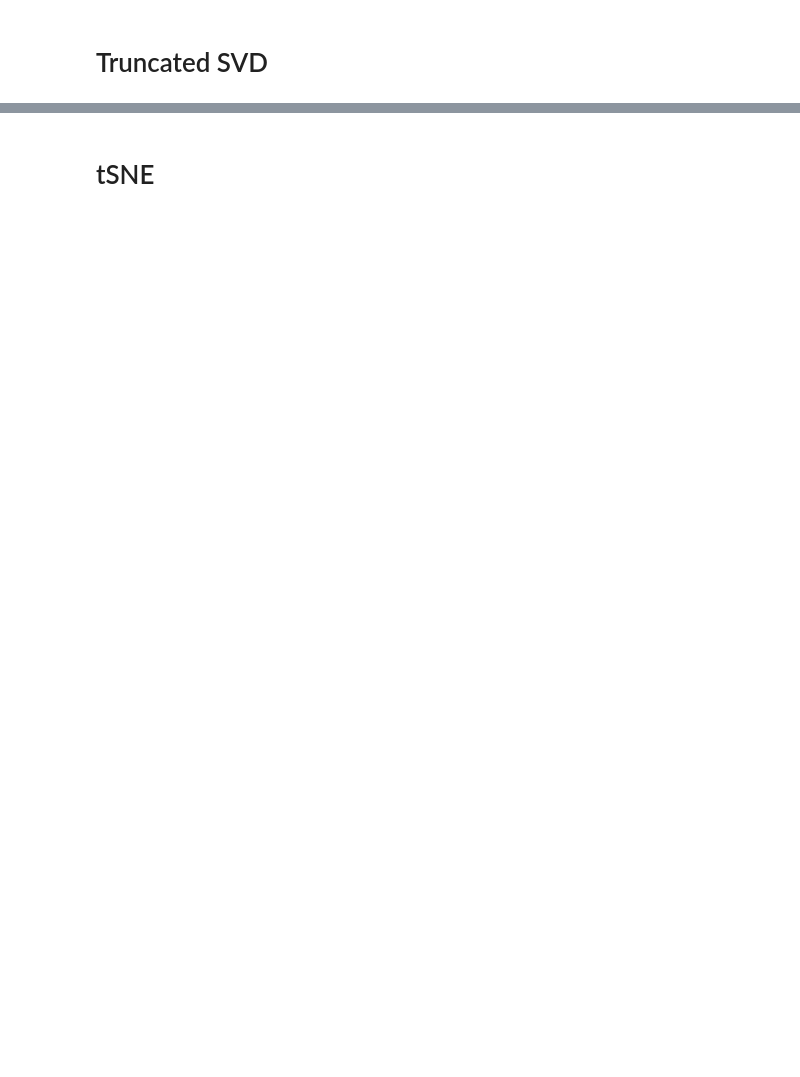
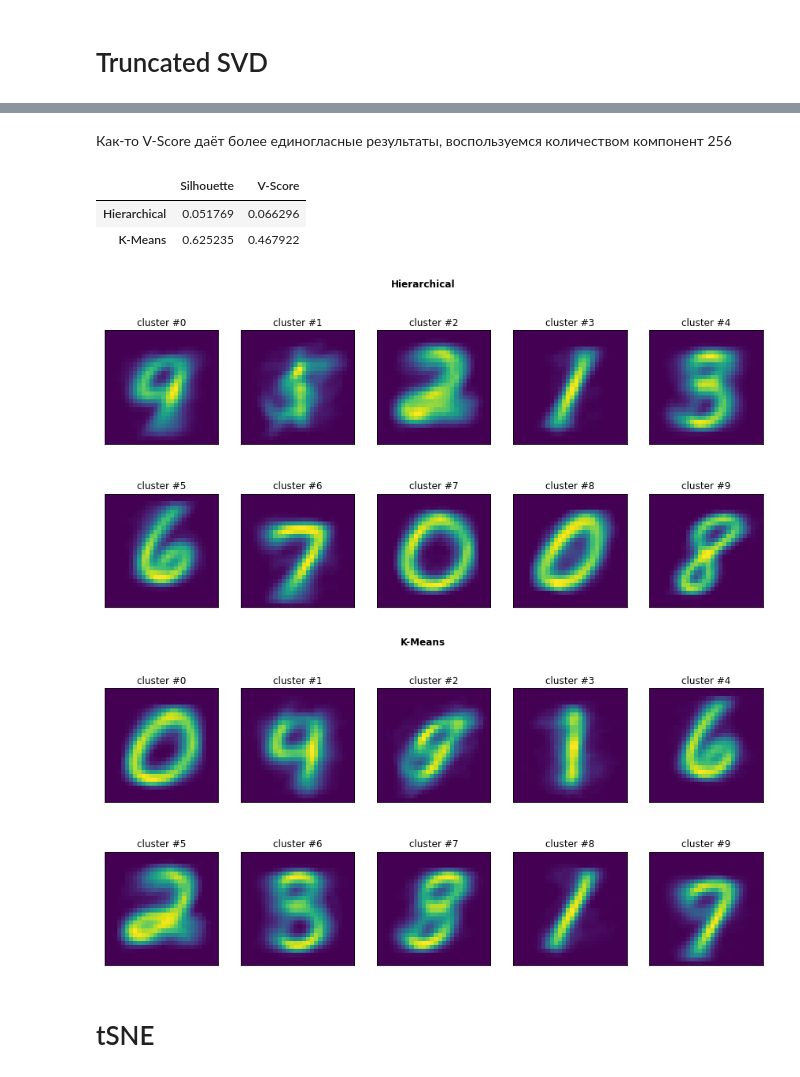
Before and after one commit to zappaz00/8_clustering, a Jupyter notebook: clustering.ipynb, the cells around one changed output, grey strips where cells are left out. Drawn from its saved outputs; the diff is of its cells as text; code cells hidden in the pictures; blank space fills up the shorter version.

```diff
--- a/clustering.ipynb
+++ b/clustering.ipynb
@@ -557,8 +634,16 @@ def print_cluster_results(X, X_red, y ):
+# %% [markdown]
+Как-то V-Score даёт более единогласные результаты, воспользуемся количеством компонент 256
 # %%
-# tSVD = TruncatedSVD(n_components=2, random_state=42)
-# X_red = tSVD.fit_transform(X)
+tSVD = TruncatedSVD(n_components=256, random_state=42)
+X_red = tSVD.fit_transform(X_test)
 
-# print_cluster_results(np.array(X), X_red, y)
+print_cluster_results(np.array(X_test), X_red, y_test)
+# %% [output]
+|  | Silhouette | V-Score |
+| Hierarchical | 0.051769 | 0.066296 |
+| K-Means | 0.625235 | 0.467922 |
+[figure, added]
+[figure, added]
 # %% [markdown]
 # tSNE
 # %%
```
Also changed, not shown: parts of 15 cells of this notebook.
